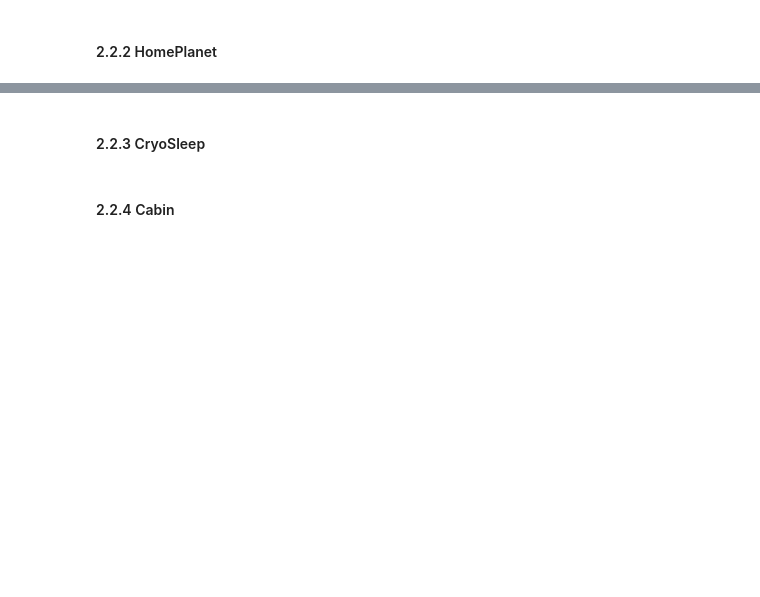
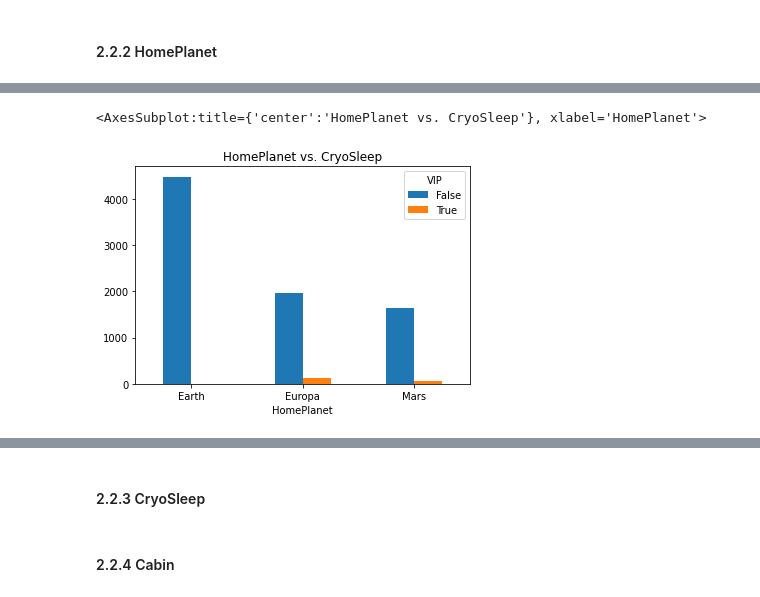
Before and after one commit to PatrickSVM/Spaceship-Titanic-Kaggle-Challenge, a Jupyter notebook: Spaceship_Titanic.ipynb, the cells around one changed output, grey strips where cells are left out. Cells and saved outputs as stored; diff of their text form; code cells hidden in the pictures; blank space fills up the shorter version.

```diff
--- a/Spaceship_Titanic.ipynb
+++ b/Spaceship_Titanic.ipynb
@@ -220,0 +231,5 @@ preprocess_PassengerId(train)
+# %%
+train[["HomePlanet", "VIP"]].groupby("HomePlanet").value_counts().unstack().plot(kind="bar", rot=0, title="HomePlanet vs. CryoSleep")
+# %% [output]
+<AxesSubplot:title={'center':'HomePlanet vs. CryoSleep'}, xlabel='HomePlanet'>
+[figure, added]
```
Also changed, not shown: parts of 6 cells of this notebook.
